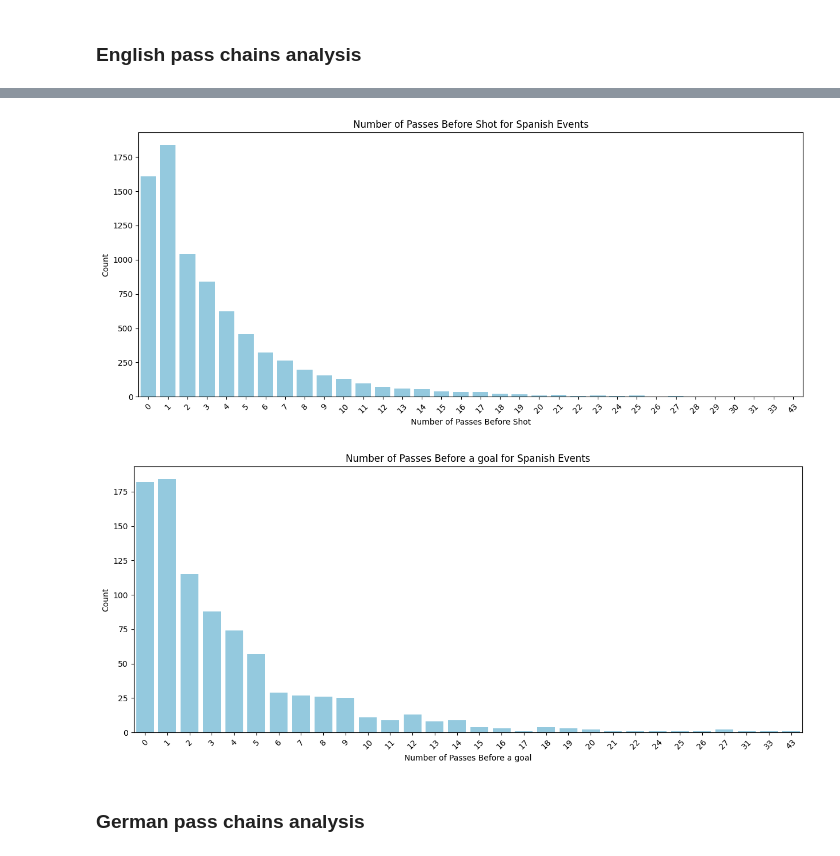
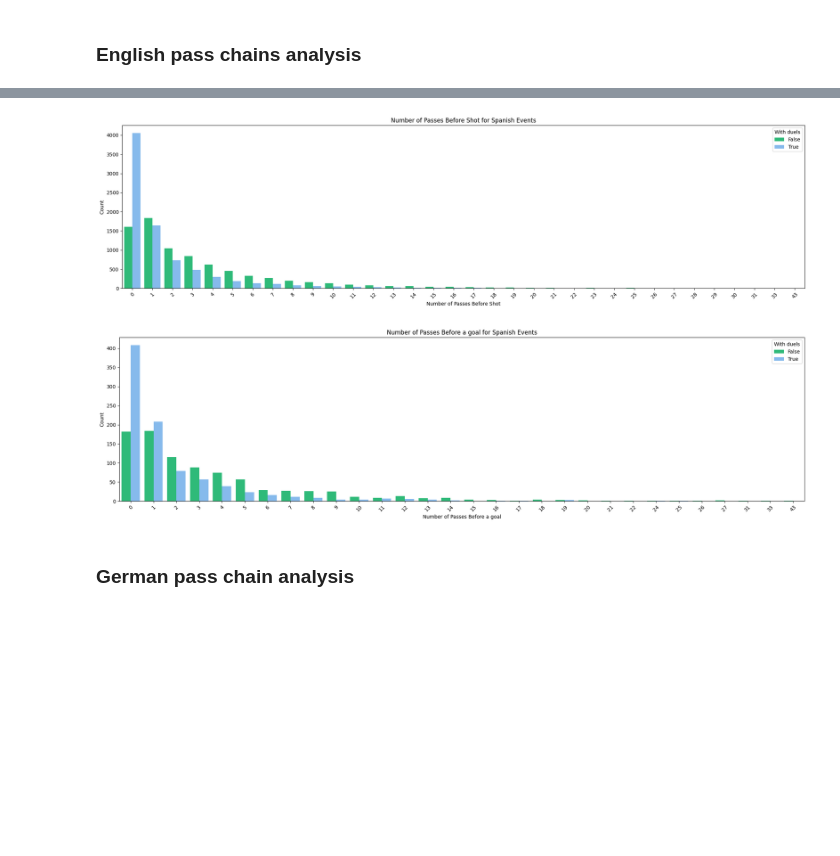
Before and after one commit to PasqualeEsposito/Geospatial_Analytics, a Jupyter notebook: Pass_chains_analysis.ipynb, the cells around one changed output, grey strips where cells are left out. Saved outputs shown, nothing was run; the diff lists cells and outputs as text; code cells hidden in the pictures; blank space fills up the shorter version.

```diff
--- a/Pass_chains_analysis.ipynb
+++ b/Pass_chains_analysis.ipynb
@@ -217,2 +163,6 @@ plot_histogram(spanish_passes_counts, 'Passes', 'count', 'Number of Passes Befor
+# %%
+passes_before_shot = get_passes_before_shot(spanish_events)
+spanish_passes_counts = count_passes_before_shot(passes_before_shot)
+spanish_passes_counts['duel'] = True
 # %%
 goals = spanish_events[spanish_events['tags'].apply(lambda x: 101 in x)]
@@ -253,0 +187,5 @@ spanish_passes_counts_no_duels = count_passes_before_shot(passes_before_shot_df)
+# %%
+passes_before_shot_no_duel = get_passes_before_shot(spanish_events)
+spanish_passes_counts_no_duels = count_passes_before_shot(passes_before_shot_no_duel)
+# %%
+spanish_passes_counts_no_duels['duel'] = False
@@ -254,4 +205,7 @@ spanish_passes_counts_no_duels = count_passes_before_shot(passes_before_shot_df)
+# %%
+spanish_passes_counts = pd.concat([spanish_passes_counts, spanish_passes_counts_no_duels])
+spanish_goals_passes_counts = pd.concat([spanish_goals_passes_counts, spanish_goals_passes_counts_no_duels])
 # %%
-plot_histogram(spanish_passes_counts_no_duels, 'Passes', 'count', 'Number of Passes Before Shot', 'Count', 'Number of Passes Before Shot for Spanish Events')
+plot_histogram_pass_chain(spanish_passes_counts, 'Passes', 'count', 'Number of Passes Before Shot', 'Count', 'Number of Passes Before Shot for Spanish Events')
 # %% [output]
-[figure, old version]
+[figure, new version]
@@ -274,8 +212,8 @@ spanish_goals_passes_counts_no_duels = count_passes_before_shot(passes_before_go
 # %%
-plot_histogram(spanish_goals_passes_counts_no_duels, 'Passes', 'count', 'Number of Passes Before a goal', 'Count', 'Number of Passes Before a goal for Spanish Events')
+plot_histogram_pass_chain(spanish_goals_passes_counts, 'Passes', 'count', 'Number of Passes Before a goal', 'Count', 'Number of Passes Before a goal for Spanish Events')
 # %% [output]
-[figure, old version]
+[figure, new version]
 # %% [markdown]
-### German pass chains analysis
+### German pass chain analysis
 # %%
 german_events = events_df['Germany']
```
Also changed, not shown: parts of 235 cells of this notebook, 1 other file.
